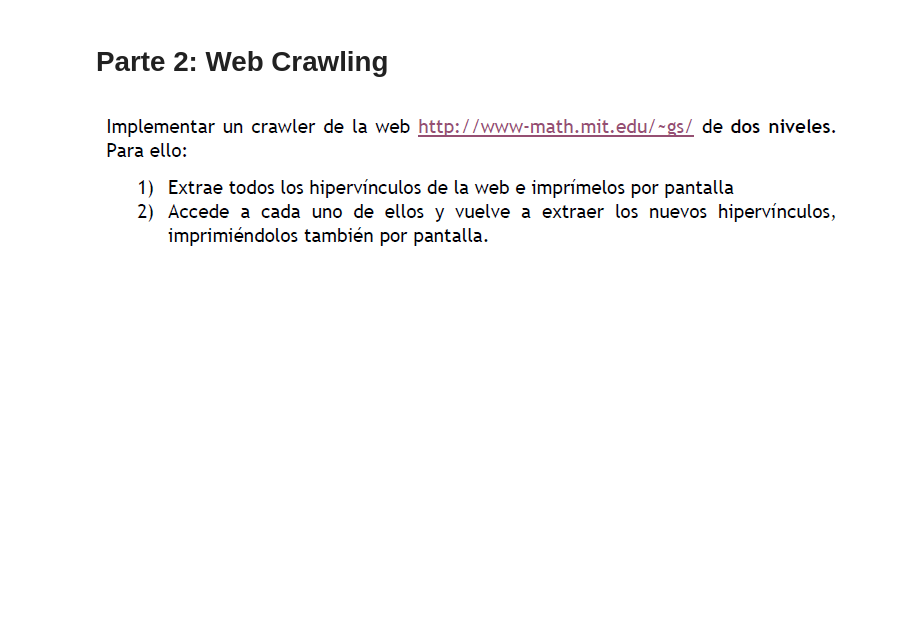
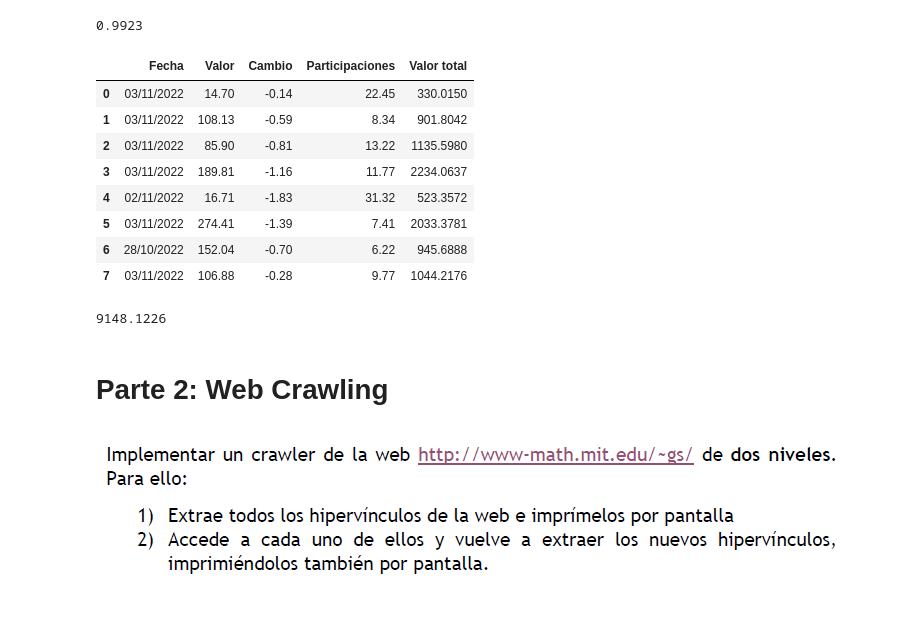
Before and after one commit to rafazamb/DS_PT_PR_SEP22, a Jupyter notebook: 02-Data_analysis/02-Procesos ETL/03-Web Scraping/Ejercicios Web Scraping.ipynb, the cells around one changed output. Cells and saved outputs as stored; diff of their text form; code cells hidden in the pictures; blank space fills up the shorter version.

```diff
--- a/02-Data_analysis/02-Procesos ETL/03-Web Scraping/Ejercicios Web Scraping.ipynb
+++ b/02-Data_analysis/02-Procesos ETL/03-Web Scraping/Ejercicios Web Scraping.ipynb
@@ -4,3 +8,57 @@
+# %%
+lista_url=['F0GBR04AS2','F00000OYMY','F00000X4QY','F00000OYMI','F00000PJME','F00000OYNC','F00000OYN8','F00000P5RU']
+participaciones=[22.45,8.34,13.22,11.77,31.32,7.41,6.22,9.77]
+# %%
+html_usd = urllib.request.urlopen('https://www.eleconomista.es/cruce/EURUSD')
+soup_usd = BeautifulSoup(html_usd)
+tags_usd = soup_usd('span',class_='ultimo_321 last-value')
+usd_eur = float(tags_usd[0].text.replace('\xa0$/€','').replace(',','.'))
+usd_eur
+# %% [output]
+0.9923
+# %%
+df = pd.DataFrame()
+
+for ix,ide in enumerate(lista_url):
+
+    url = 'https://www.morningstar.es/es/funds/snapshot/snapshot.aspx?id=' + ide
+
+    html = urllib.request.urlopen(url)
+    soup = BeautifulSoup(html)
+
+    tags = soup.find_all("td", class_="line text")
+    if 'EUR' in tags[0].text:
+        valor = float(tags[0].text.replace('EUR\xa0','').replace(',','.'))
+    else:
+        valor = round(float(tags[0].text.replace('USD\xa0','').replace(',','.'))/usd_eur,2)
+
+    cambio = float(tags[1].text.strip().replace('%','').replace(',','.'))
+
+    tags2 = soup.find_all("span",class_='heading')
+    fecha = tags2[0].text
+
+    df_aux = pd.DataFrame({'Fecha':[fecha],'Valor':[valor],'Cambio':[cambio],'Participaciones':participaciones[ix]})
+
+    df = pd.concat([df,df_aux],axis=0)
+# %%
+df.reset_index(drop=True,inplace=True)
+# %%
+df['Valor total'] = df['Valor']*df['Participaciones']
+df
+# %% [output]
+|  | Fecha | Valor | Cambio | Participaciones | Valor total |
+| 0 | 03/11/2022 | 14.70 | -0.14 | 22.45 | 330.0150 |
+| 1 | 03/11/2022 | 108.13 | -0.59 | 8.34 | 901.8042 |
+| 2 | 03/11/2022 | 85.90 | -0.81 | 13.22 | 1135.5980 |
+| 3 | 03/11/2022 | 189.81 | -1.16 | 11.77 | 2234.0637 |
+| 4 | 02/11/2022 | 16.71 | -1.83 | 31.32 | 523.3572 |
+| 5 | 03/11/2022 | 274.41 | -1.39 | 7.41 | 2033.3781 |
+| 6 | 28/10/2022 | 152.04 | -0.70 | 6.22 | 945.6888 |
+| 7 | 03/11/2022 | 106.88 | -0.28 | 9.77 | 1044.2176 |
+# %%
+(df['Valor']*df['Participaciones']).sum()
+# %% [output]
+9148.1226
 # %% [markdown]
 # Parte 2: Web Crawling
 ![image.png](attachment:image.png)
```
Also changed, not shown: parts of 4 cells of this notebook, 6 other files.
